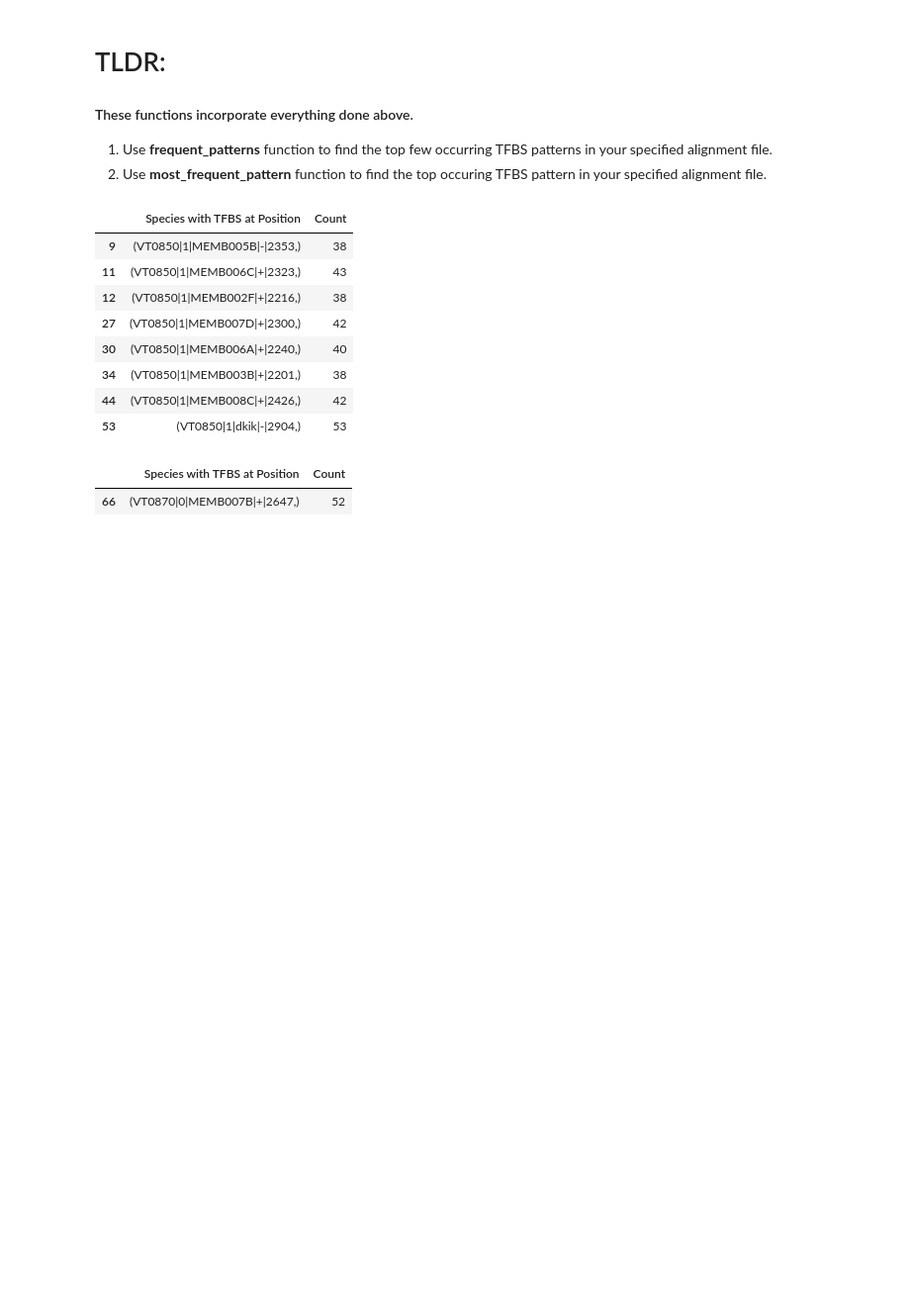
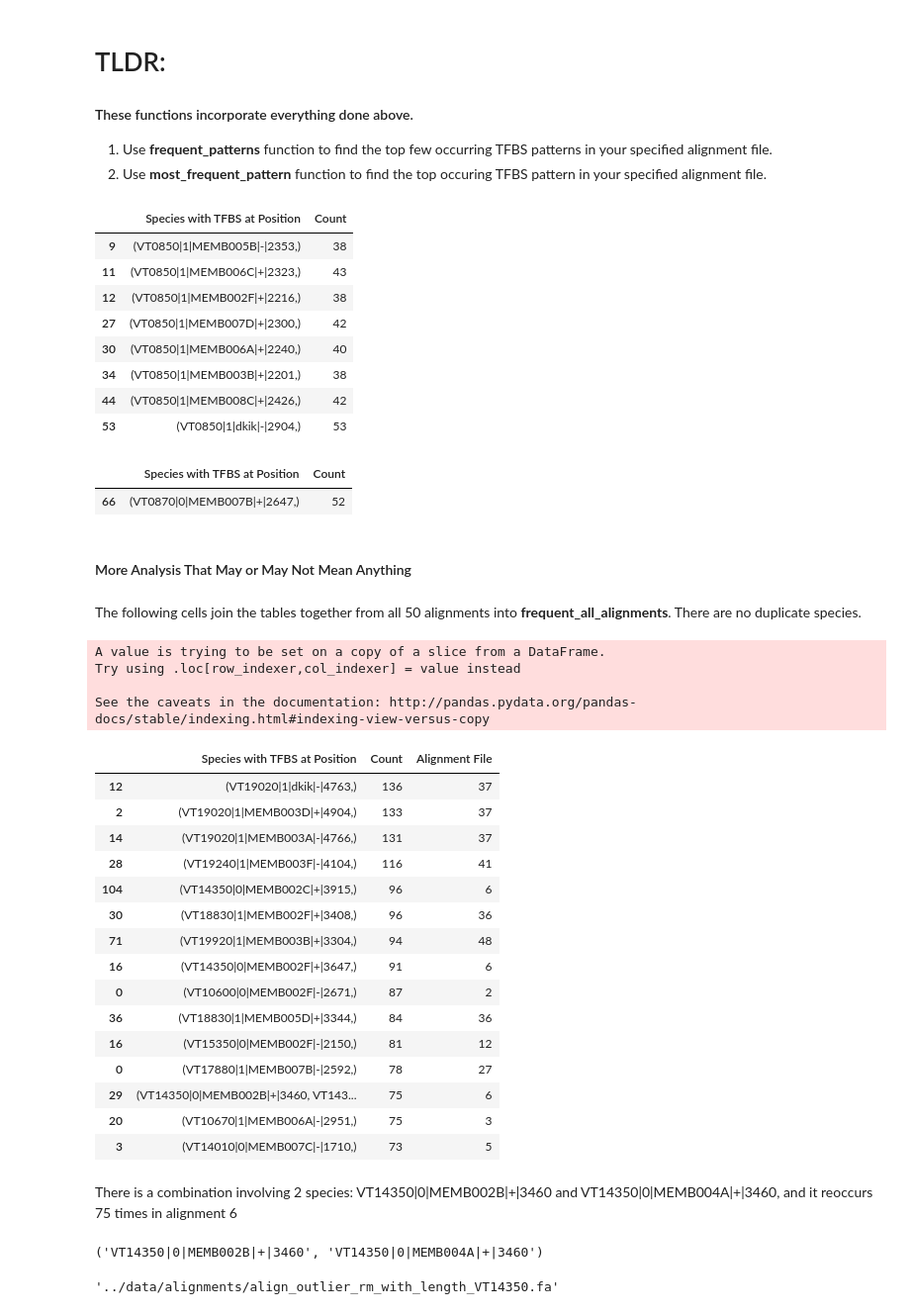
Before and after one commit to DiscoveryDNA/TFBS_presence, a Jupyter notebook: code/Motif_Scoring_and_Extraction.ipynb, the cells around one changed output. Shown at 99% size. Drawn from its saved outputs; the diff is of its cells as text; code cells hidden in the pictures; blank space fills up the shorter version.

Commit message:
included 50 alignment files in analysis

```diff
--- a/code/Motif_Scoring_and_Extraction.ipynb
+++ b/code/Motif_Scoring_and_Extraction.ipynb
@@ -863,3 +861,47 @@ most_frequent_pattern(1) # <- In the second alignment, the most frequent combo o
 # %% [output]
 |  | Species with TFBS at Position | Count |
 | 66 | (VT0870|0|MEMB007B|+|2647,) | 52 |
+# %% [markdown]
+#### More Analysis That May or May Not Mean Anything
+# %% [markdown]
+The following cells join the tables together from all 50 alignments into **frequent_all_alignments**. There are no duplicate species.
+# %%
+freq_tables = []
+for i in range(len(tables)): # len(tables) represents the alignments
+    t = frequent_patterns(i)
+    t["Alignment File"] = [i] * t.count()[0]
+    freq_tables.append(t)
+
+frequent_all_alignments = pd.concat(freq_tables).sort_values(by=['Count'], ascending=False)
+frequent_all_alignments.head(15)
+# %% [output]
+A value is trying to be set on a copy of a slice from a DataFrame.
+Try using .loc[row_indexer,col_indexer] = value instead
+
+See the caveats in the documentation: http://pandas.pydata.org/pandas-docs/stable/indexing.html#indexing-view-versus-copy
+|  | Species with TFBS at Position | Count | Alignment File |
+| 12 | (VT19020|1|dkik|-|4763,) | 136 | 37 |
+| 2 | (VT19020|1|MEMB003D|+|4904,) | 133 | 37 |
+| 14 | (VT19020|1|MEMB003A|-|4766,) | 131 | 37 |
+| 28 | (VT19240|1|MEMB003F|-|4104,) | 116 | 41 |
+| 104 | (VT14350|0|MEMB002C|+|3915,) | 96 | 6 |
+| 30 | (VT18830|1|MEMB002F|+|3408,) | 96 | 36 |
+| 71 | (VT19920|1|MEMB003B|+|3304,) | 94 | 48 |
+| 16 | (VT14350|0|MEMB002F|+|3647,) | 91 | 6 |
+| 0 | (VT10600|0|MEMB002F|-|2671,) | 87 | 2 |
+| 36 | (VT18830|1|MEMB005D|+|3344,) | 84 | 36 |
+| 16 | (VT15350|0|MEMB002F|-|2150,) | 81 | 12 |
+| 0 | (VT17880|1|MEMB007B|-|2592,) | 78 | 27 |
+| 29 | (VT14350|0|MEMB002B|+|3460, VT143... | 75 | 6 |
+| 20 | (VT10670|1|MEMB006A|-|2951,) | 75 | 3 |
+| 3 | (VT14010|0|MEMB007C|-|1710,) | 73 | 5 |
+# %% [markdown]
+There is a combination involving 2 species: VT14350|0|MEMB002B|+|3460 and VT14350|0|MEMB004A|+|3460, and it reoccurs 75 times in alignment 6
+# %%
+ID_dictionary(6, 29)
+# %% [output]
+('VT14350|0|MEMB002B|+|3460', 'VT14350|0|MEMB004A|+|3460')
+# %%
+files[6]
+# %% [output]
+'../data/alignments/align_outlier_rm_with_length_VT14350.fa'
```
Also changed, not shown: parts of 1 cell of this notebook.
